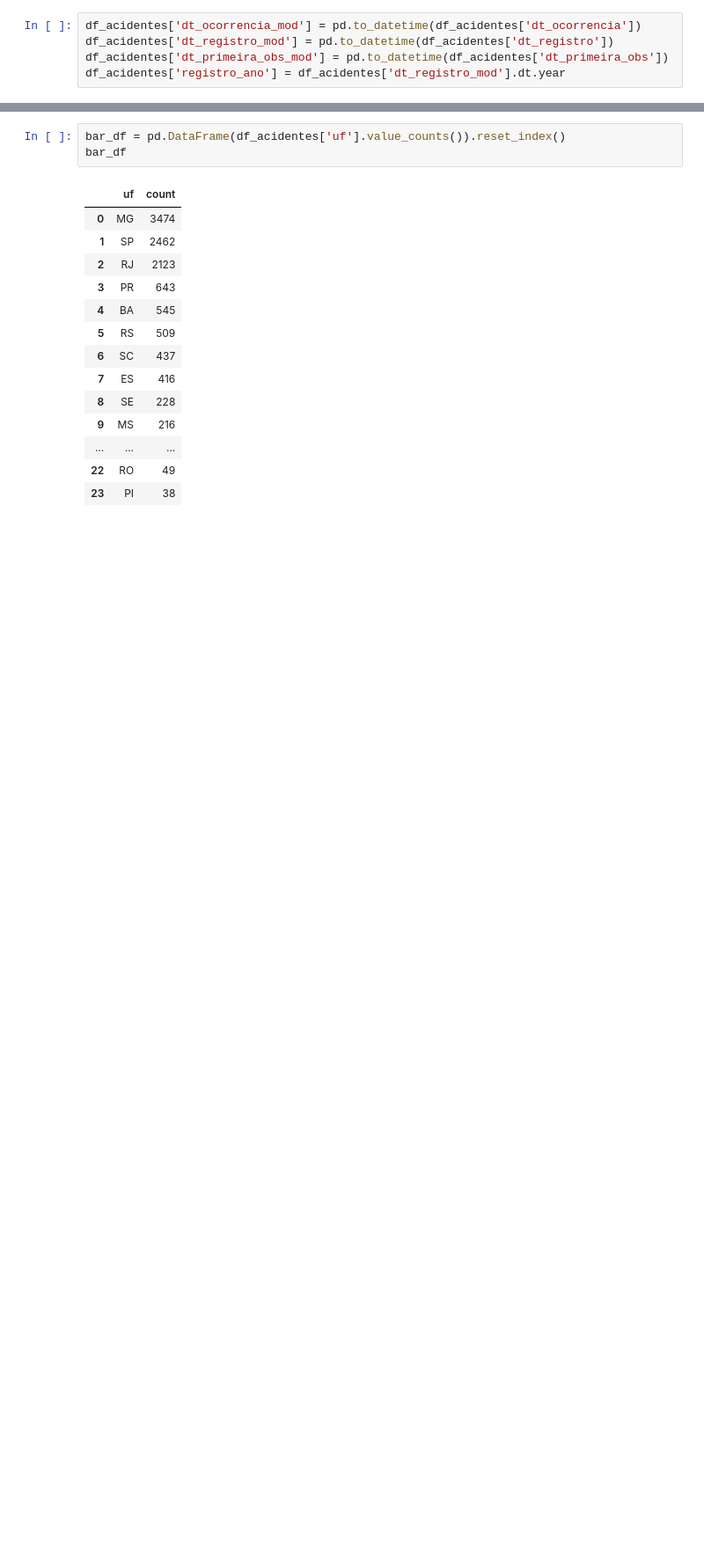
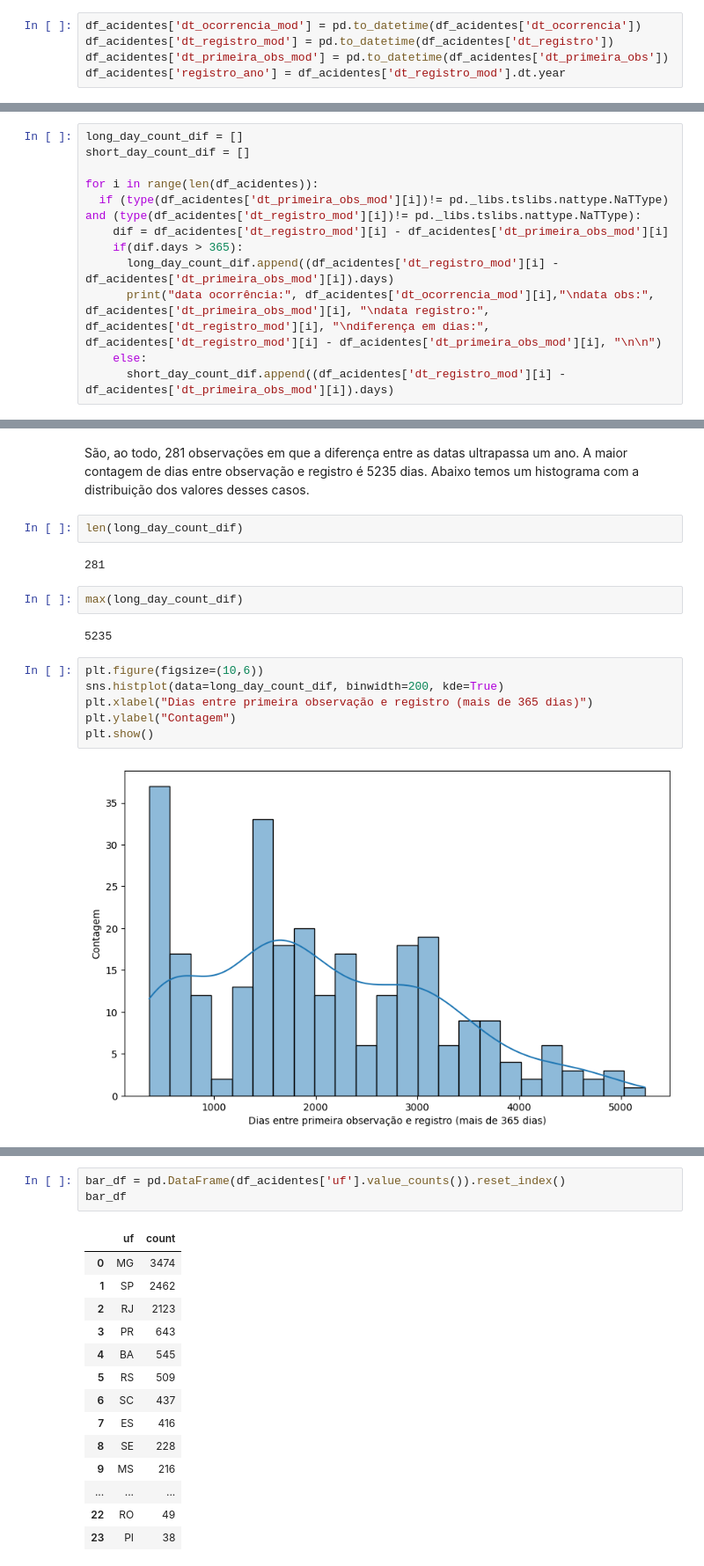
Before and after one commit to mariabrandaob/PCD-2-IBAMA, a Jupyter notebook: PCD_2_IBAMA.ipynb, the cells around one changed output, grey strips where cells are left out. Shown at 88% size. Cells and saved outputs as stored; diff of their text form; blank space fills up the shorter version.

```diff
--- a/PCD_2_IBAMA.ipynb
+++ b/PCD_2_IBAMA.ipynb
@@ -341,0 +414,12 @@ dtype: timedelta64[ns]
+# %%
+long_day_count_dif = []
+short_day_count_dif = []
+
+for i in range(len(df_acidentes)):
+  if (type(df_acidentes['dt_primeira_obs_mod'][i])!= pd._libs.tslibs.nattype.NaTType) and (type(df_acidentes['dt_registro_mod'][i])!= pd._libs.tslibs.nattype.NaTType):
+    dif = df_acidentes['dt_registro_mod'][i] - df_acidentes['dt_primeira_obs_mod'][i]
+    if(dif.days > 365):
+      long_day_count_dif.append((df_acidentes['dt_registro_mod'][i] - df_acidentes['dt_primeira_obs_mod'][i]).days)
+      print("data ocorrência:", df_acidentes['dt_ocorrencia_mod'][i],"\ndata obs:", df_acidentes['dt_primeira_obs_mod'][i], "\ndata registro:", df_acidentes['dt_registro_mod'][i], "\ndiferença em dias:", df_acidentes['dt_registro_mod'][i] - df_acidentes['dt_primeira_obs_mod'][i], "\n\n")
+    else:
+      short_day_count_dif.append((df_acidentes['dt_registro_mod'][i] - df_acidentes['dt_primeira_obs_mod'][i]).days)
@@ -341,0 +444,18 @@ dtype: timedelta64[ns]
+# %% [markdown]
+São, ao todo, 281 observações em que a diferença entre as datas ultrapassa um ano. A maior contagem de dias entre observação e registro é 5235 dias. Abaixo temos um histograma com a distribuição dos valores desses casos.
+# %%
+len(long_day_count_dif)
+# %% [output]
+281
+# %%
+max(long_day_count_dif)
+# %% [output]
+5235
+# %%
+plt.figure(figsize=(10,6))
+sns.histplot(data=long_day_count_dif, binwidth=200, kde=True)
+plt.xlabel("Dias entre primeira observação e registro (mais de 365 dias)")
+plt.ylabel("Contagem")
+plt.show()
+# %% [output]
+[figure, added]
```
Also changed, not shown: parts of 64 cells of this notebook.
